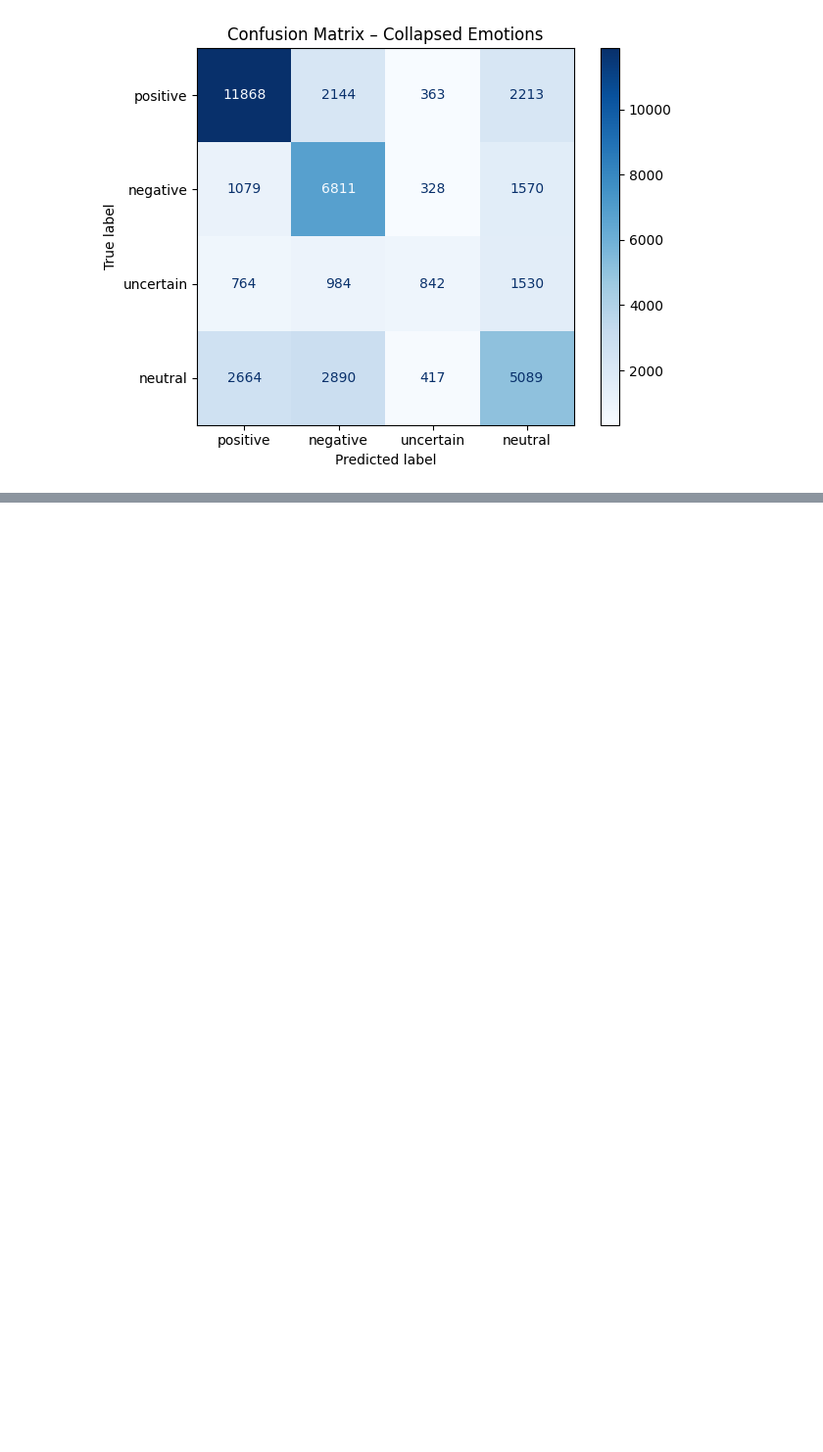
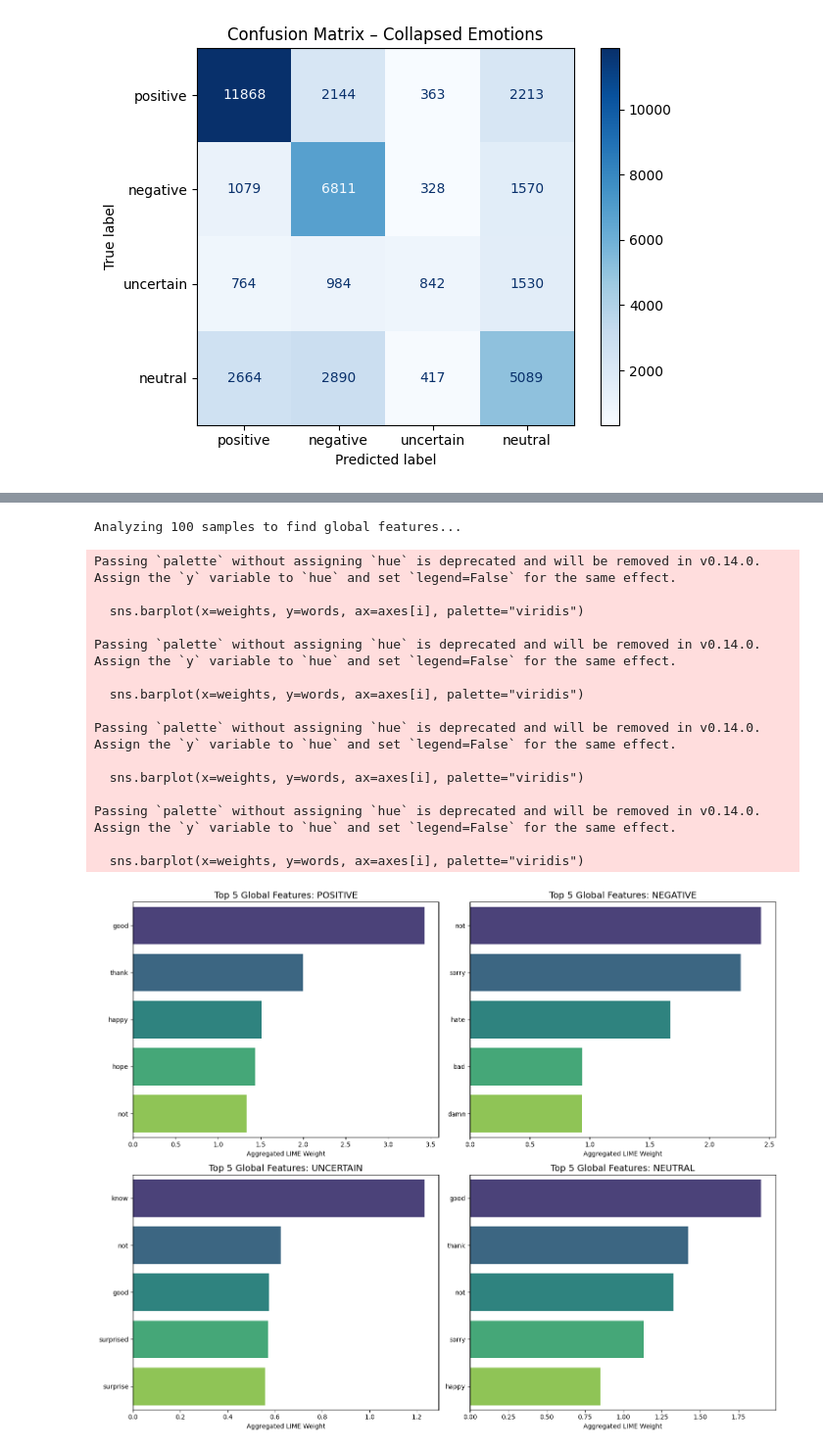
Before and after one commit to SydAt1/Emotion_Detection_AML, a Jupyter notebook: retraining_DistilBERT.ipynb, the cells around one changed output, grey strips where cells are left out. Shown at 98% size. Saved outputs shown, nothing was run; the diff lists cells and outputs as text; code cells hidden in the pictures; blank space fills up the shorter version.

```diff
--- a/retraining_DistilBERT.ipynb
+++ b/retraining_DistilBERT.ipynb
@@ -833,0 +918,57 @@ plt.show()
+# %%
+def get_global_importance(dataframe, num_samples=100):
+    explainer = LimeTextExplainer(class_names=LABELS)
+    # Sample training data for efficiency
+    sample_df = dataframe.sample(n=min(num_samples, len(dataframe)), random_state=42)
+
+    # Dictionary to store weights: {label_index: {word: total_weight}}
+    global_weights = {i: defaultdict(float) for i in range(len(LABELS))}
+
+    print(f"Analyzing {len(sample_df)} samples to find global features...")
+    for text in tqdm(sample_df['cleaned_text']):
+        # Explain all 4 labels for this specific text
+        exp = explainer.explain_instance(text, predictor, num_features=10, labels=range(len(LABELS)))
+
+        for i in range(len(LABELS)):
+            for word, weight in exp.as_list(label=i):
+                global_weights[i][word] += abs(weight) # Summing absolute impact
+
+    return global_weights
+# %%
+def plot_global_lime(global_weights):
+    fig, axes = plt.subplots(2, 2, figsize=(15, 12))
+    axes = axes.flatten()
+
+    for i, label in enumerate(emotion_labels):
+        # Sort words by total weight and take top 5
+        sorted_weights = sorted(global_weights[i].items(), key=lambda x: x[1], reverse=True)[:5]
+        words = [x[0] for x in sorted_weights]
+        weights = [x[1] for x in sorted_weights]
+
+        sns.barplot(x=weights, y=words, ax=axes[i], palette="viridis")
+        axes[i].set_title(f"Top 5 Global Features: {label.upper()}", fontsize=14)
+        axes[i].set_xlabel("Aggregated LIME Weight")
+
+    plt.tight_layout()
+    plt.show()
+# %%
+weights = get_global_importance(df, num_samples=100)
+plot_global_lime(weights)
+# %% [output]
+Analyzing 100 samples to find global features...
+Passing `palette` without assigning `hue` is deprecated and will be removed in v0.14.0. Assign the `y` variable to `hue` and set `legend=False` for the same effect.
+
+  sns.barplot(x=weights, y=words, ax=axes[i], palette="viridis")
+
+Passing `palette` without assigning `hue` is deprecated and will be removed in v0.14.0. Assign the `y` variable to `hue` and set `legend=False` for the same effect.
+
+  sns.barplot(x=weights, y=words, ax=axes[i], palette="viridis")
+
+Passing `palette` without assigning `hue` is deprecated and will be removed in v0.14.0. Assign the `y` variable to `hue` and set `legend=False` for the same effect.
+
+  sns.barplot(x=weights, y=words, ax=axes[i], palette="viridis")
+
+Passing `palette` without assigning `hue` is deprecated and will be removed in v0.14.0. Assign the `y` variable to `hue` and set `legend=False` for the same effect.
+
+  sns.barplot(x=weights, y=words, ax=axes[i], palette="viridis")
+[figure, added]
```
Also changed, not shown: parts of 8 cells of this notebook.
